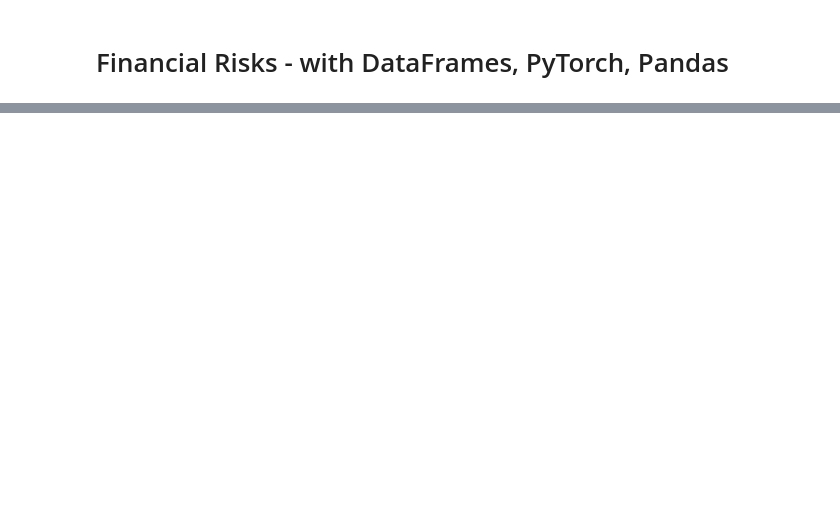
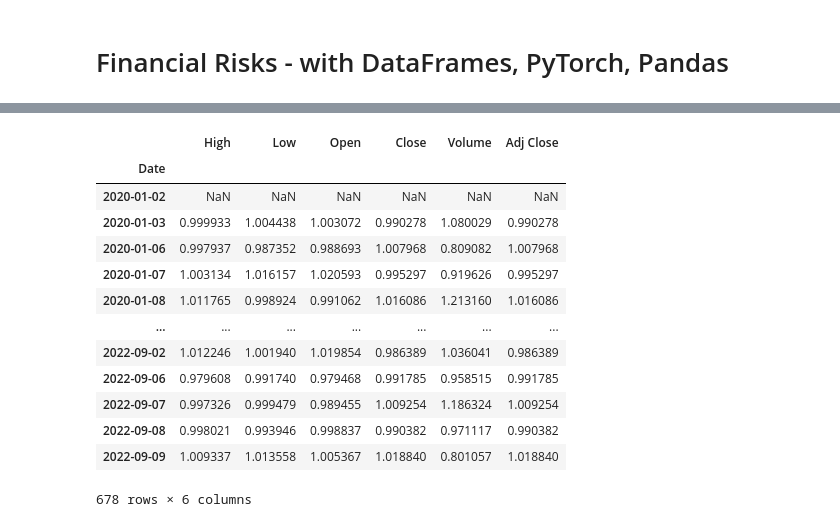
Before and after one commit to sullysbrain/python-machinelearning, a Jupyter notebook: jupyter-misc/financial-risks-calculations.ipynb, the cells around one changed output, grey strips where cells are left out. Saved outputs shown, nothing was run; the diff lists cells and outputs as text; code cells hidden in the pictures; blank space fills up the shorter version.

```diff
--- a/jupyter-misc/financial-risks-calculations.ipynb
+++ b/jupyter-misc/financial-risks-calculations.ipynb
@@ -24,0 +94,17 @@ type(data)
+# %%
+data/data.shift()  #shifts by desired number of periods, here is shift previous
+# %% [output]
+|  | High | Low | Open | Close | Volume | Adj Close |
+| Date |  |  |  |  |  |  |
+| 2020-01-02 | NaN | NaN | NaN | NaN | NaN | NaN |
+| 2020-01-03 | 0.999933 | 1.004438 | 1.003072 | 0.990278 | 1.080029 | 0.990278 |
+| 2020-01-06 | 0.997937 | 0.987352 | 0.988693 | 1.007968 | 0.809082 | 1.007968 |
+| 2020-01-07 | 1.003134 | 1.016157 | 1.020593 | 0.995297 | 0.919626 | 0.995297 |
+| 2020-01-08 | 1.011765 | 0.998924 | 0.991062 | 1.016086 | 1.213160 | 1.016086 |
+| ... | ... | ... | ... | ... | ... | ... |
+| 2022-09-02 | 1.012246 | 1.001940 | 1.019854 | 0.986389 | 1.036041 | 0.986389 |
+| 2022-09-06 | 0.979608 | 0.991740 | 0.979468 | 0.991785 | 0.958515 | 0.991785 |
+| 2022-09-07 | 0.997326 | 0.999479 | 0.989455 | 1.009254 | 1.186324 | 1.009254 |
+| 2022-09-08 | 0.998021 | 0.993946 | 0.998837 | 0.990382 | 0.971117 | 0.990382 |
+| 2022-09-09 | 1.009337 | 1.013558 | 1.005367 | 1.018840 | 0.801057 | 1.018840 |
+678 rows × 6 columns
```
Also changed, not shown: parts of 36 cells of this notebook.
